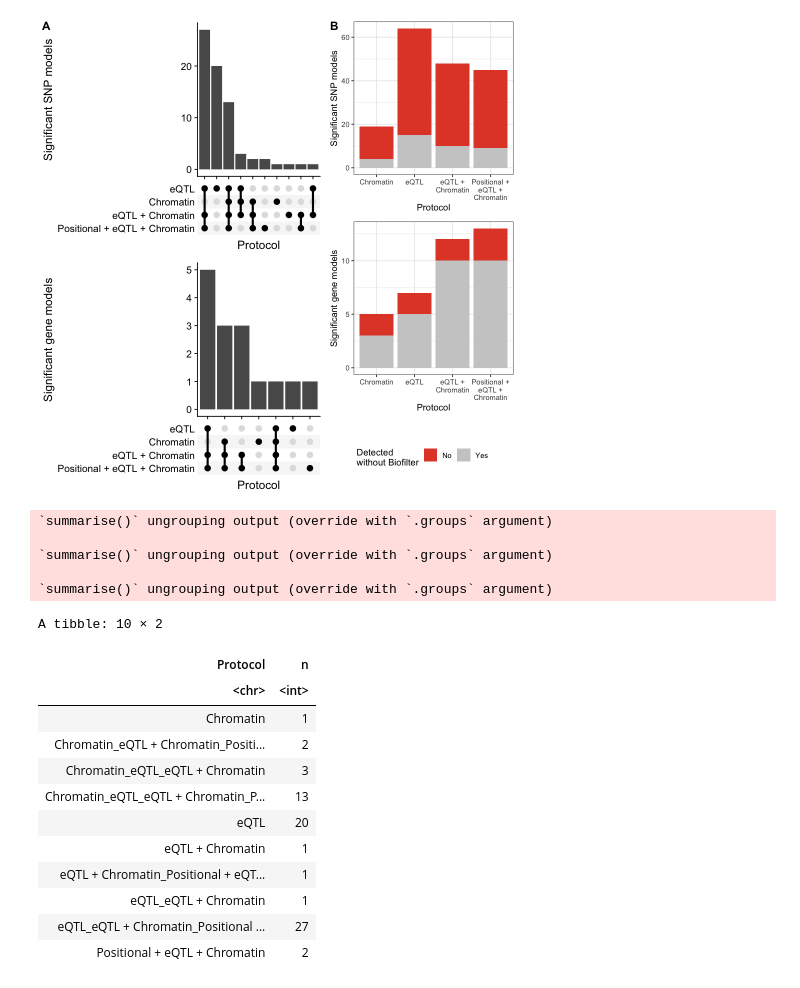
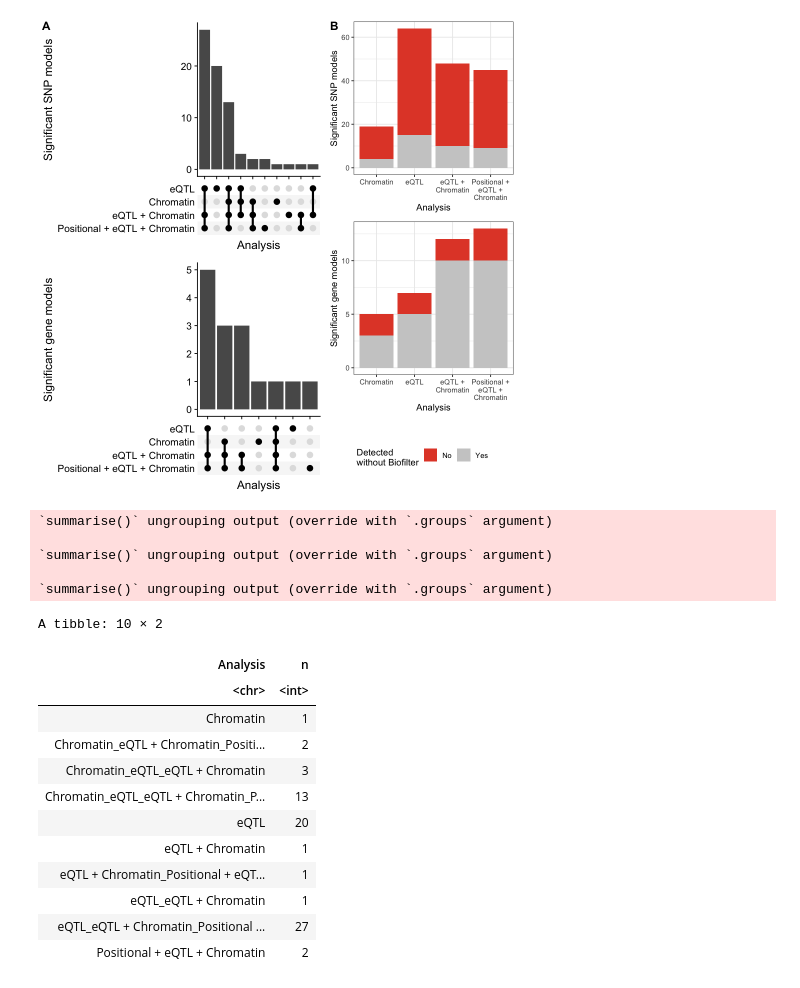
Before and after one commit to DianeDuroux/BiologicalEpistasis, a Jupyter notebook: doc/biofilter_impact.ipynb, the cells around one changed output. Saved outputs shown, nothing was run; the diff lists cells and outputs as text; code cells hidden in the pictures.

```diff
--- a/doc/biofilter_impact.ipynb
+++ b/doc/biofilter_impact.ipynb
@@ -185,27 +185,27 @@ ggsave(filename = 'fig/superset_comparison.pdf', width=8, height=8, bg = "transp
 # %%
 bind_rows(read_snps('eqtl'),
           read_snps('chromatin'),
           read_snps('eqtl_chrom'),
           read_snps('eqtl_chrom_phys')) %>%
     group_by(uniq_snp_id) %>%
     summarize(eQTL = 'eqtl' %in% where,
               Chromatin = 'chromatin' %in% where,
               `eQTL + Chromatin` = 'eqtl_chrom' %in% where,
               `Positional + eQTL + Chromatin` = 'eqtl_chrom_phys' %in% where) %>%
     gather(key = 'where', value = 'detected', -uniq_snp_id) %>%
     group_by(uniq_snp_id) %>%
     filter(detected) %>%
-    summarize(Protocol = paste(sort(where), collapse = '_')) %>%
-    group_by(Protocol) %>%
+    summarize(Analysis = paste(sort(where), collapse = '_')) %>%
+    group_by(Analysis) %>%
     summarize(n = n())
 # %% [output]
 `summarise()` ungrouping output (override with `.groups` argument)
 
 `summarise()` ungrouping output (override with `.groups` argument)
 
 `summarise()` ungrouping output (override with `.groups` argument)
 A tibble: 10 × 2
-| Protocol | n |
+| Analysis | n |
 | <chr> | <int> |
 | Chromatin | 1 |
 | Chromatin_eQTL + Chromatin_Positi... | 2 |
```
Also changed, not shown: parts of 4 cells of this notebook, 9 other files.
